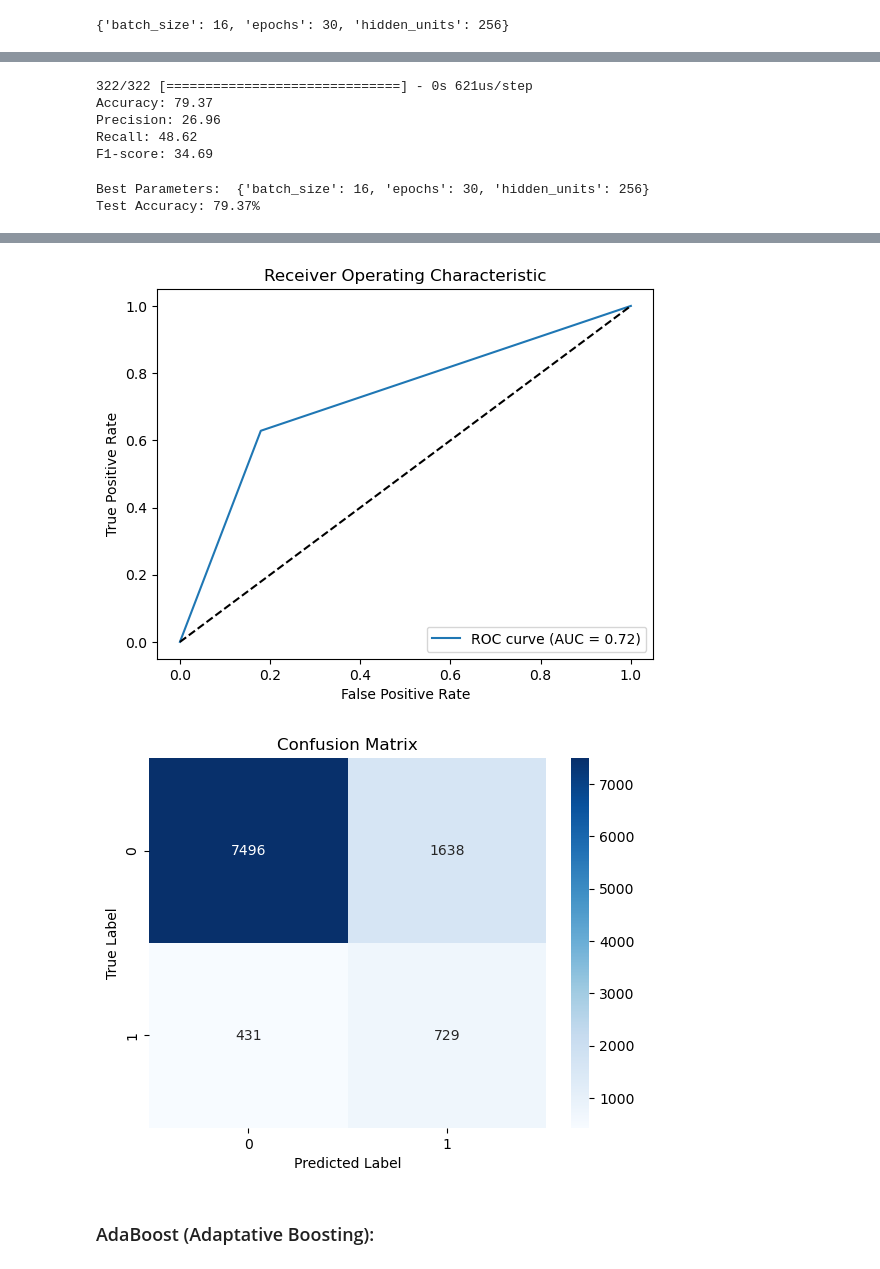
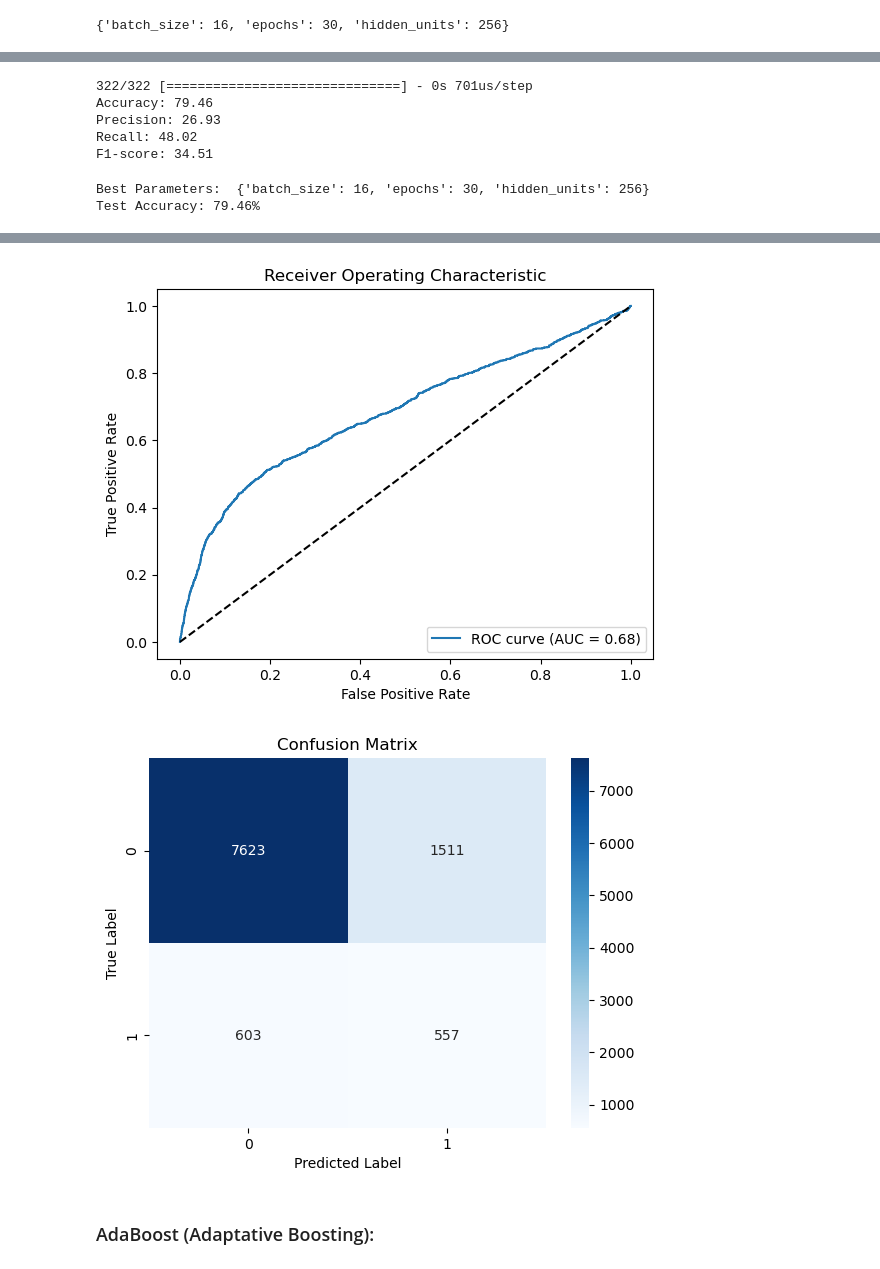
Before and after one commit to carmenmarcos00/ml_anonymization, a Jupyter notebook: ml_models/bank_models/processing and display of unbalanced datasets.ipynb, the cells around one changed output, grey strips where cells are left out. Cells and saved outputs as stored; diff of their text form; code cells hidden in the pictures.

Commit message:
ROC, AUC and CM for all models

```diff
--- a/ml_models/bank_models/processing and display of unbalanced datasets.ipynb
+++ b/ml_models/bank_models/processing and display of unbalanced datasets.ipynb
@@ -62,9 +62,3 @@ df["contact"] = df["contact"].astype("category").cat.codes
 df["month"] = df["month"].astype("category").cat.codes
 df["day_of_week"] = df["day_of_week"].astype("category").cat.codes
 df["y"] = df["y"].astype("category").cat.codes
-# %%
-X = df.drop(["y"], axis=1)
-y = df["y"]
-
-# We add stratify for making sure that the random split has 25% of 0's and 75% of 1's.
-X_train, X_test, y_train, y_test = train_test_split(X, y, test_size=0.25, random_state=14, stratify=y)
@@ -85,4 +95,4 @@ y_train: (30882,)
 y_test shape: (10294,)
 # %%
 smote = SMOTE(k_neighbors = 5, random_state=0)
-X_train, y_train = smote.fit_resample(X_train, y_train)
+X_train_so, y_train_so = smote.fit_resample(X_train, y_train)
@@ -300,11 +411,11 @@ print('Precision: %.2f' % (precision*100))
 print('Recall: %.2f' % (recall*100))
 print('F1-score: %.2f' % (f1*100))
 # %% [output]
-322/322 [==============================] - 0s 621us/step
-Accuracy: 79.37
-Precision: 26.96
-Recall: 48.62
-F1-score: 34.69
+322/322 [==============================] - 0s 701us/step
+Accuracy: 79.46
+Precision: 26.93
+Recall: 48.02
+F1-score: 34.51
 # %%
 print("Best Parameters: ", best_params_nn)
 
@@ -312,10 +423,10 @@ print("Best Parameters: ", best_params_nn)
 print(f'Test Accuracy: {accuracy*100:.2f}%')
 # %% [output]
 Best Parameters:  {'batch_size': 16, 'epochs': 30, 'hidden_units': 256}
-Test Accuracy: 79.37%
+Test Accuracy: 79.46%
 # %%
 # Obtener las probabilidades de predicción
-y_pred_prob = model.predict(X_test)
+y_pred_prob = best_model_nn.predict(X_test)
 
 # Calcular la curva ROC y el AUC
 fpr, tpr, thresholds = roc_curve(y_test, y_pred_prob)
@@ -330,9 +441,15 @@ plt.title('Receiver Operating Characteristic')
 plt.legend(loc='lower right')
 plt.show()
 
-cm = confusion_matrix(y_test, y_pred_prob)
 
-# Visualize confusion matrix
+# Aplicar umbral a las probabilidades para obtener predicciones discretas
+umbral = 0.5
+y_pred_discreto = np.where(y_pred_prob >= umbral, 1, 0)
+
+# Calcular la matriz de confusión
+cm = confusion_matrix(y_test, y_pred_discreto)
+
+# Visualizar la matriz de confusión
 sns.heatmap(cm, annot=True, fmt='d', cmap='Blues')
 plt.title('Confusion Matrix')
 plt.xlabel('Predicted Label')
@@ -342,5 +460,5 @@ plt.show()
-[figure, old version]
+[figure, new version]
-[figure, old version]
+[figure, new version]
 # %% [markdown]
 ### AdaBoost (Adaptative Boosting):
 # %%
```
Also changed, not shown: parts of 13 cells of this notebook, 1 other file.
